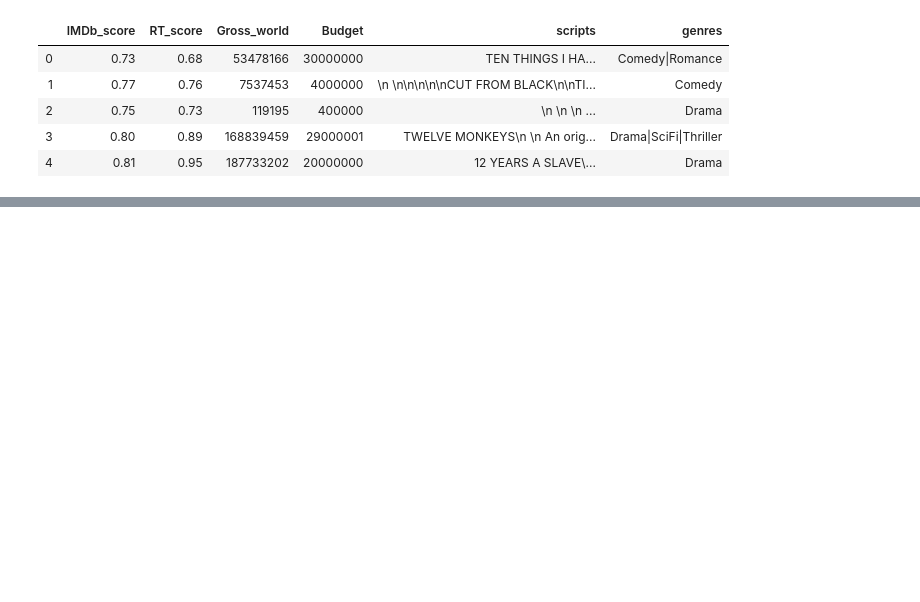
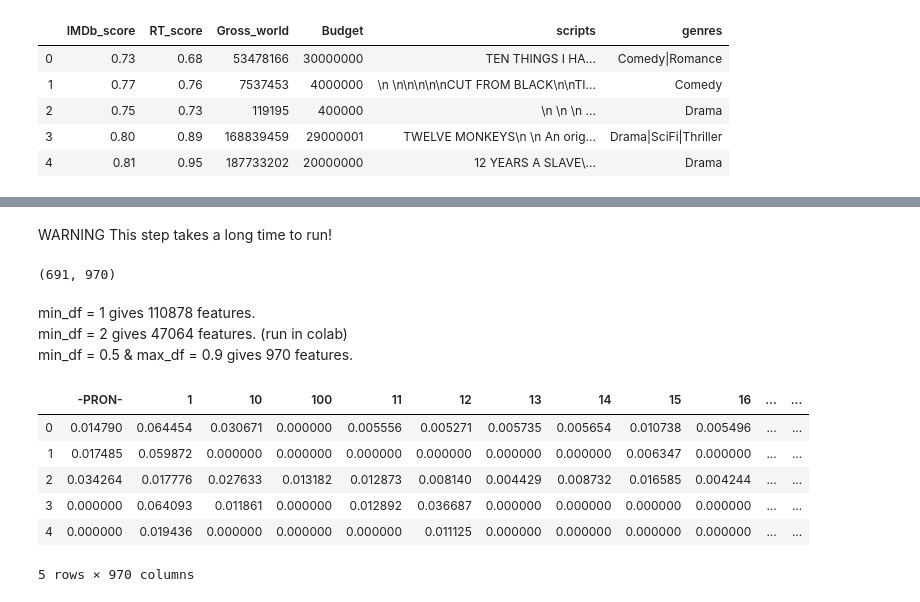
Before and after one commit to lougeo/NLP_Movie_Scripts, a Jupyter notebook: Notebooks/Feature_Engineering.ipynb, the cells around one changed output, grey strips where cells are left out. Drawn from its saved outputs; the diff is of its cells as text; code cells hidden in the pictures; blank space fills up the shorter version.

```diff
--- a/Notebooks/Feature_Engineering.ipynb
+++ b/Notebooks/Feature_Engineering.ipynb
@@ -138,0 +310,4 @@ dtype: int64
+# %%
+y['IMDb_score'] = y['IMDb_score'].map(imdb_converter)
+y['RT_score'] = y['RT_score'].map(rt_converter)
+y['Per_Profit'] = y['Per_Profit'].map(profit_converter)
@@ -138,0 +326,2 @@ dtype: int64
+# %%
+X_train, X_test, y_train, y_test = train_test_split(X_n, y, random_state=4)
@@ -138,0 +334,28 @@ dtype: int64
+# %% [markdown]
+WARNING This step takes a long time to run!
+# %%
+tfidf = TfidfVectorizer(min_df=0.1, max_df=0.9, preprocessor=my_preprocessor, tokenizer=my_tokenizer).fit(X_train['scripts'])
+# %%
+X_train_tfidf_transformed = tfidf.transform(X_train['scripts'])
+X_test_tfidf_transformed = tfidf.transform(X_test['scripts'])
+# %%
+X_train_tfidf.shape
+# %% [output]
+(691, 970)
+# %% [markdown]
+min_df = 1 gives 110878 features.
+min_df = 2 gives 47064 features. (run in colab)
+min_df = 0.5 & max_df = 0.9 gives 970 features.
+# %%
+X_train_tfidf_df = pd.DataFrame(columns=tfidf.get_feature_names(), data=X_train_tfidf_transformed.toarray())
+X_test_tfidf_df = pd.DataFrame(columns=tfidf.get_feature_names(), data=X_test_tfidf_transformed.toarray())
+
+X_train_tfidf_df.head()
+# %% [output]
+|  | -PRON- | 1 | 10 | 100 | 11 | 12 | 13 | 14 | 15 | 16 | ... | ... |
+| 0 | 0.014790 | 0.064454 | 0.030671 | 0.000000 | 0.005556 | 0.005271 | 0.005735 | 0.005654 | 0.010738 | 0.005496 | ... | ... |
+| 1 | 0.017485 | 0.059872 | 0.000000 | 0.000000 | 0.000000 | 0.000000 | 0.000000 | 0.000000 | 0.006347 | 0.000000 | ... | ... |
+| 2 | 0.034264 | 0.017776 | 0.027633 | 0.013182 | 0.012873 | 0.008140 | 0.004429 | 0.008732 | 0.016585 | 0.004244 | ... | ... |
+| 3 | 0.000000 | 0.064093 | 0.011861 | 0.000000 | 0.012892 | 0.036687 | 0.000000 | 0.000000 | 0.000000 | 0.000000 | ... | ... |
+| 4 | 0.000000 | 0.019436 | 0.000000 | 0.000000 | 0.000000 | 0.011125 | 0.000000 | 0.000000 | 0.000000 | 0.000000 | ... | ... |
+5 rows × 970 columns
```
Also changed, not shown: parts of 75 cells of this notebook, 3 other files.
